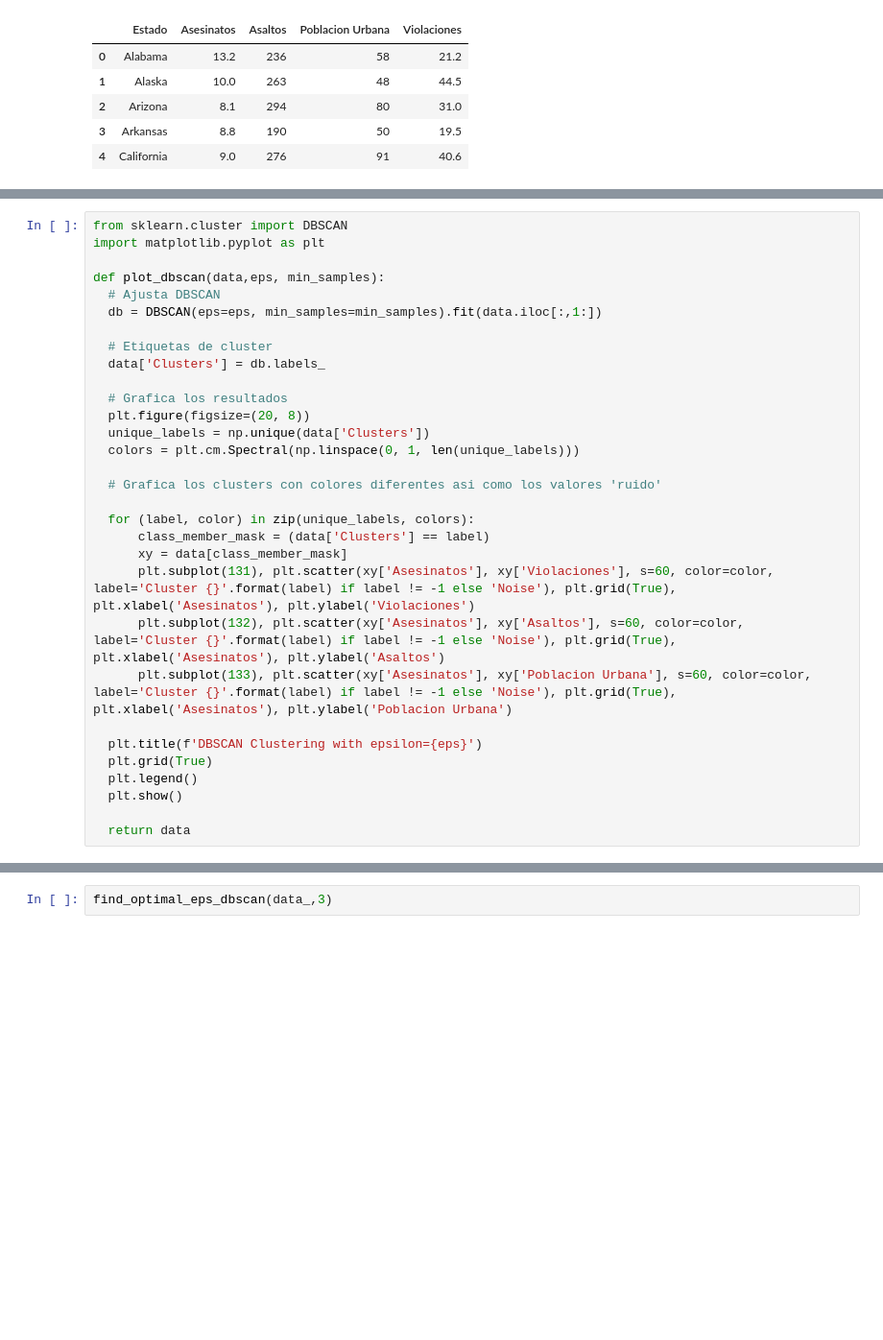
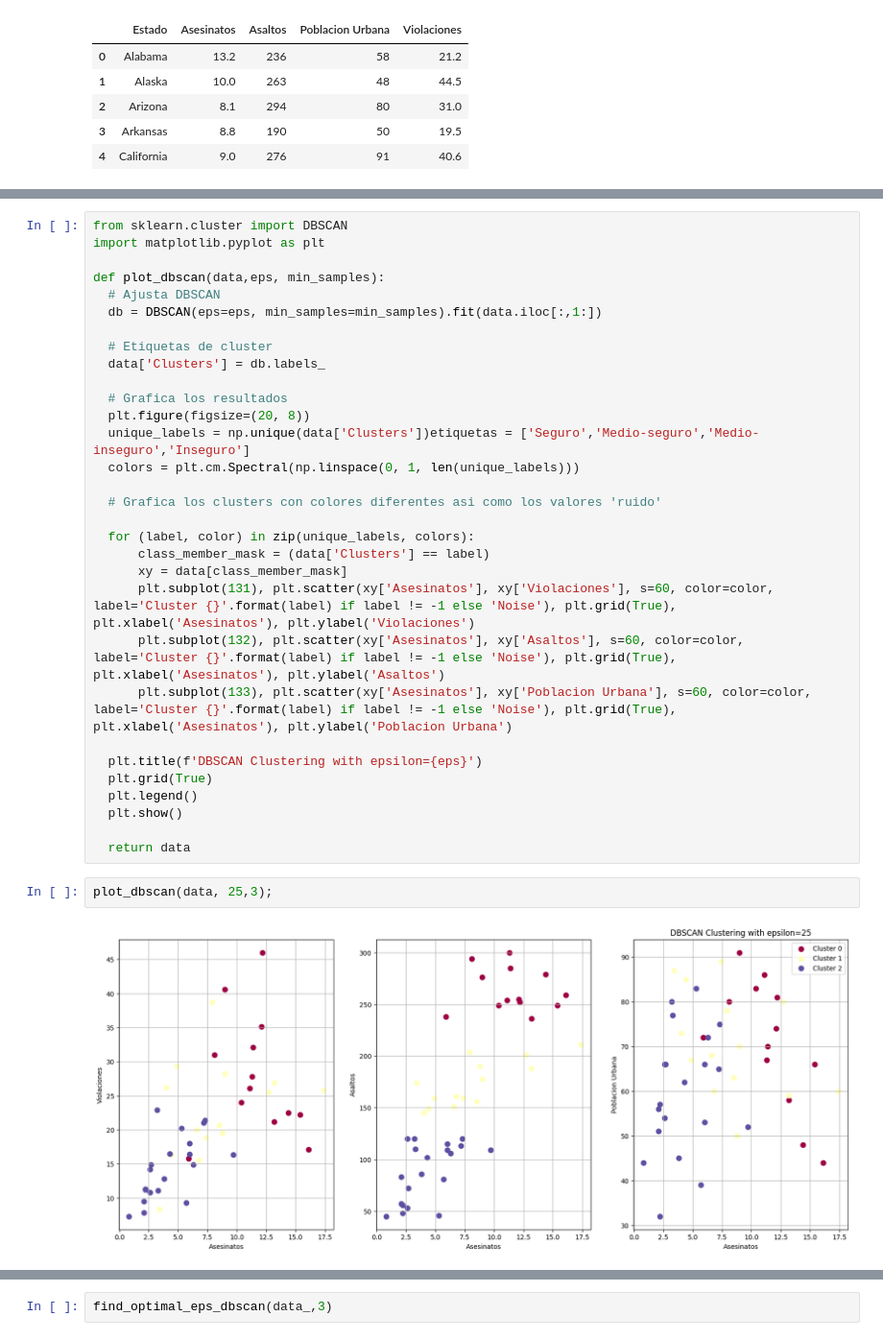
Before and after one commit to FacundoLavigne/UPSO-MachineLearning-BigData, a Jupyter notebook: Practica_Modelos_de_clustering.ipynb, the cells around one changed output, grey strips where cells are left out. Shown at 96% size. Cells and saved outputs as stored; diff of their text form; blank space fills up the shorter version.

```diff
--- a/Practica_Modelos_de_clustering.ipynb
+++ b/Practica_Modelos_de_clustering.ipynb
@@ -281,7 +372,7 @@ def plot_dbscan(data,eps, min_samples):
 
   # Grafica los resultados
   plt.figure(figsize=(20, 8))
-  unique_labels = np.unique(data['Clusters'])
+  unique_labels = np.unique(data['Clusters'])etiquetas = ['Seguro','Medio-seguro','Medio-inseguro','Inseguro']
   colors = plt.cm.Spectral(np.linspace(0, 1, len(unique_labels)))
 
   # Grafica los clusters con colores diferentes asi como los valores 'ruido'
@@ -299,3 +390,7 @@ def plot_dbscan(data,eps, min_samples):
   plt.show()
 
   return data
+# %%
+plot_dbscan(data, 25,3);
+# %% [output]
+[figure, added]
```
Also changed, not shown: parts of 21 cells of this notebook.
